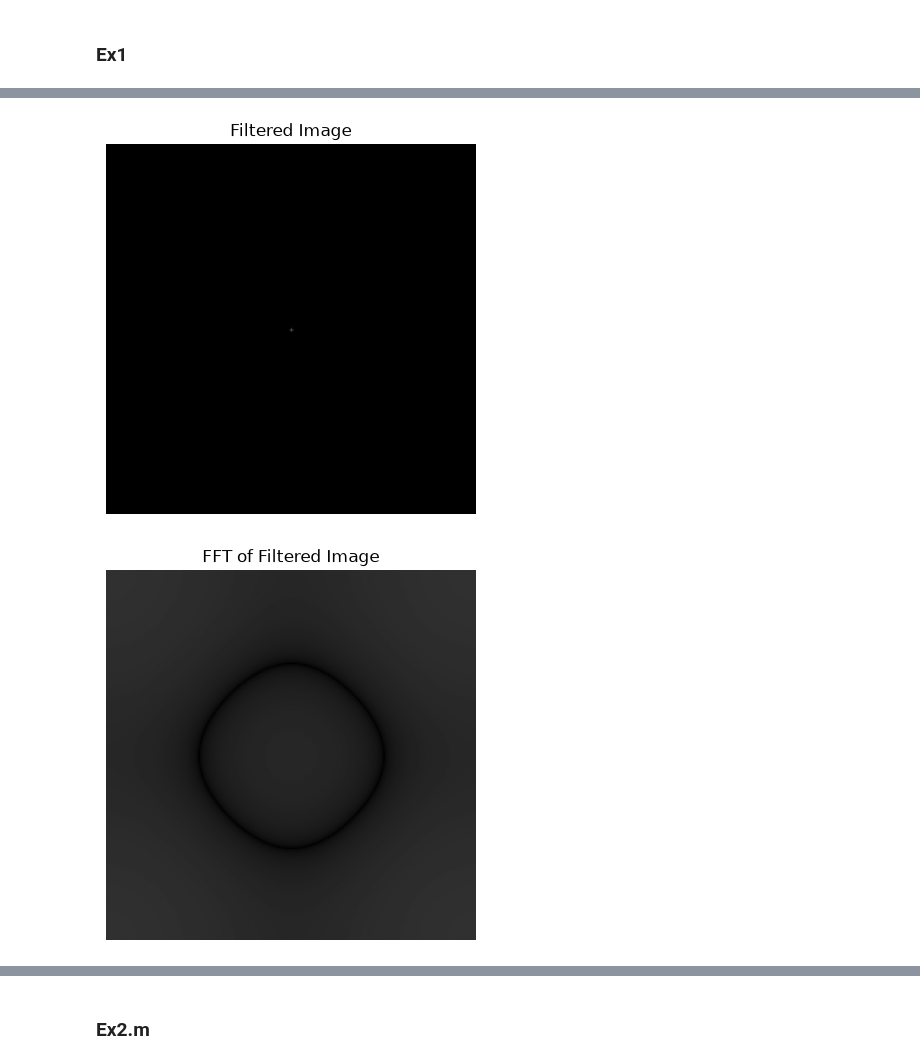
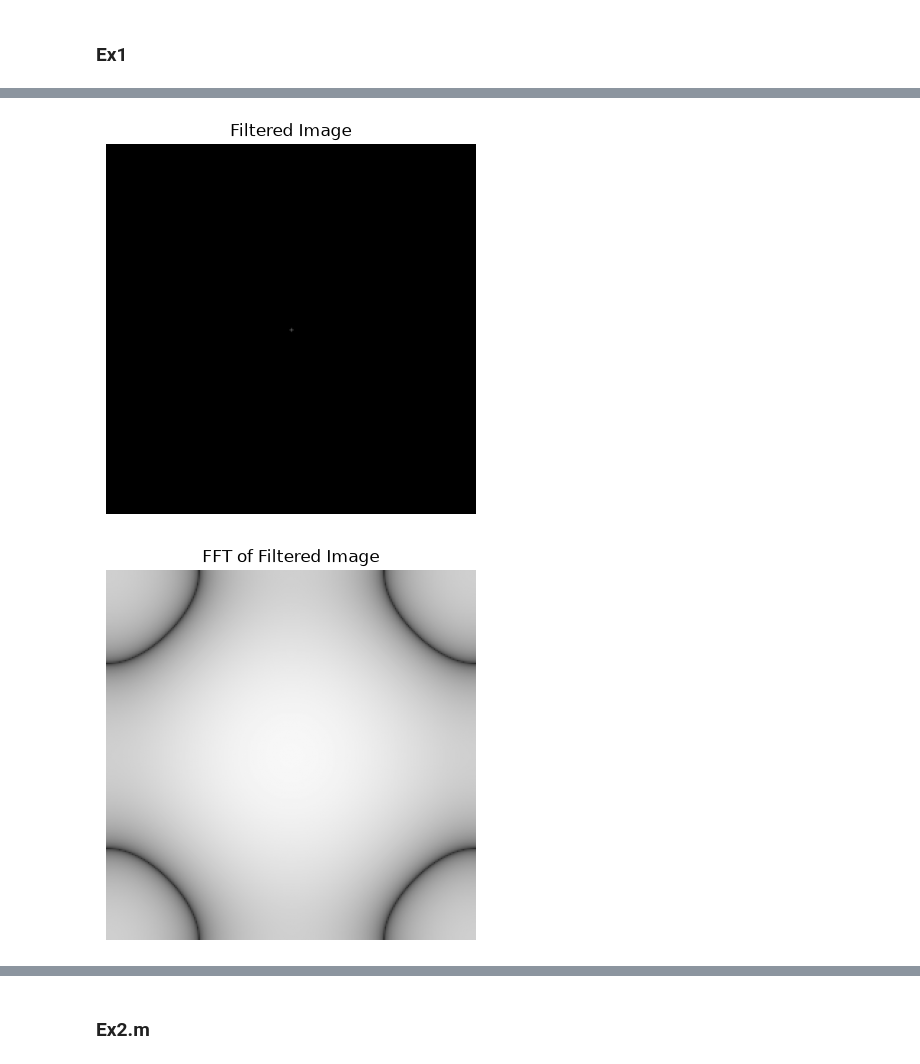
Before and after one commit to Torino1564/Procesamiento-de-Imagenes-Grupo-2, a Jupyter notebook: TP2/notebook.ipynb, the cells around one changed output, grey strips where cells are left out. Saved outputs shown, nothing was run; the diff lists cells and outputs as text; code cells hidden in the pictures.

```diff
--- a/TP2/notebook.ipynb
+++ b/TP2/notebook.ipynb
@@ -166,21 +166,21 @@ def ApplyFilter(img, filter):
 # %%
 N = 256
 img = np.zeros((N, N))
 img[N//2, N//2] = 256  # Delta at 0, 0
 ShowImage(img, 'Delta Image')
 
 ShowImage(20*np.log10(np.abs(fft.fft2(img))), 'FFT of Delta Image')
 
 # Filter
 filter = np.array([[0, 1/6, 0], [1/6, 1/3, 1/6], [0, 1/6, 0]])
 ShowImage(filter, 'Filter', vmax=1)
 
 filtered_img = ApplyFilter(img, filter)
 ShowImage(filtered_img, 'Filtered Image')
-ShowImage(20*np.log10(1 + np.abs(fft.fft2(filtered_img))), 'FFT of Filtered Image')
+ShowImage(20*np.log10(1 + np.abs(fft.fftshift(fft.fft2(filtered_img)))), 'FFT of Filtered Image', vmax=50, vmin=-10)
 # %% [output]
 [figure]
 [figure]
 [figure]
 [figure]
-[figure, old version]
+[figure, new version]
```
Also changed, not shown: parts of 2 cells of this notebook, 15 other files.
